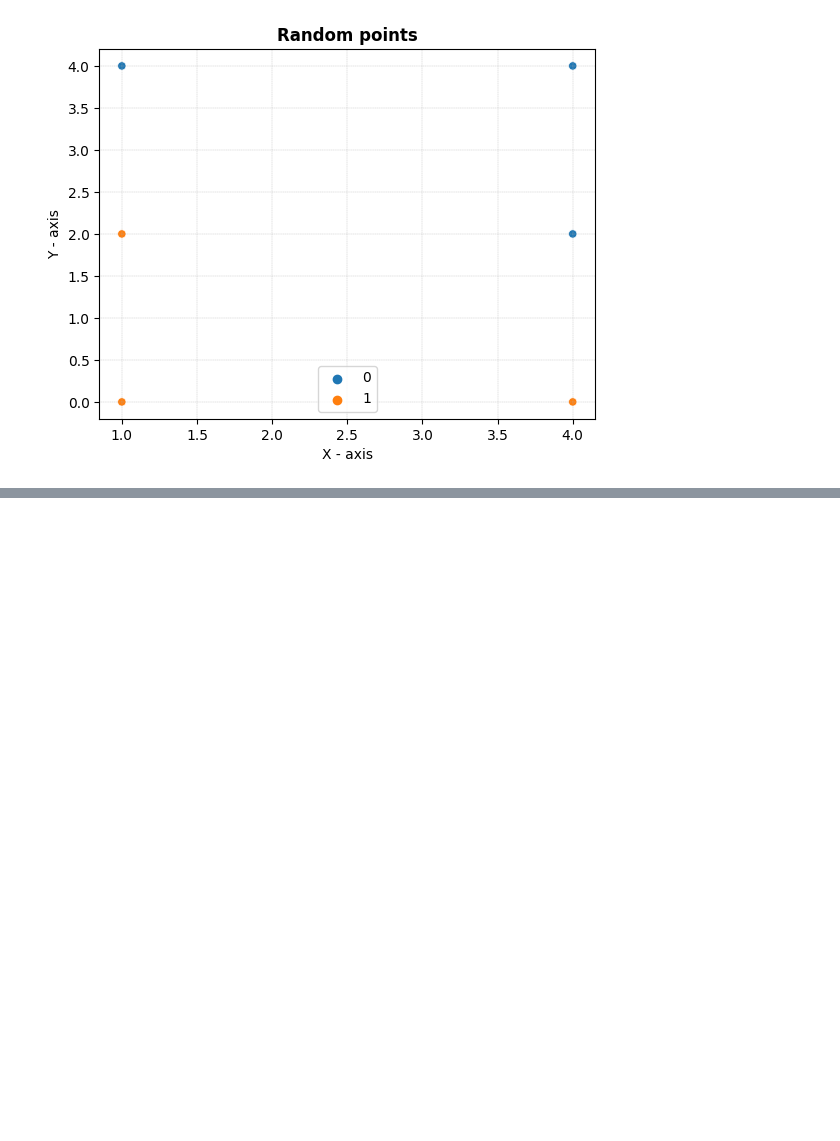
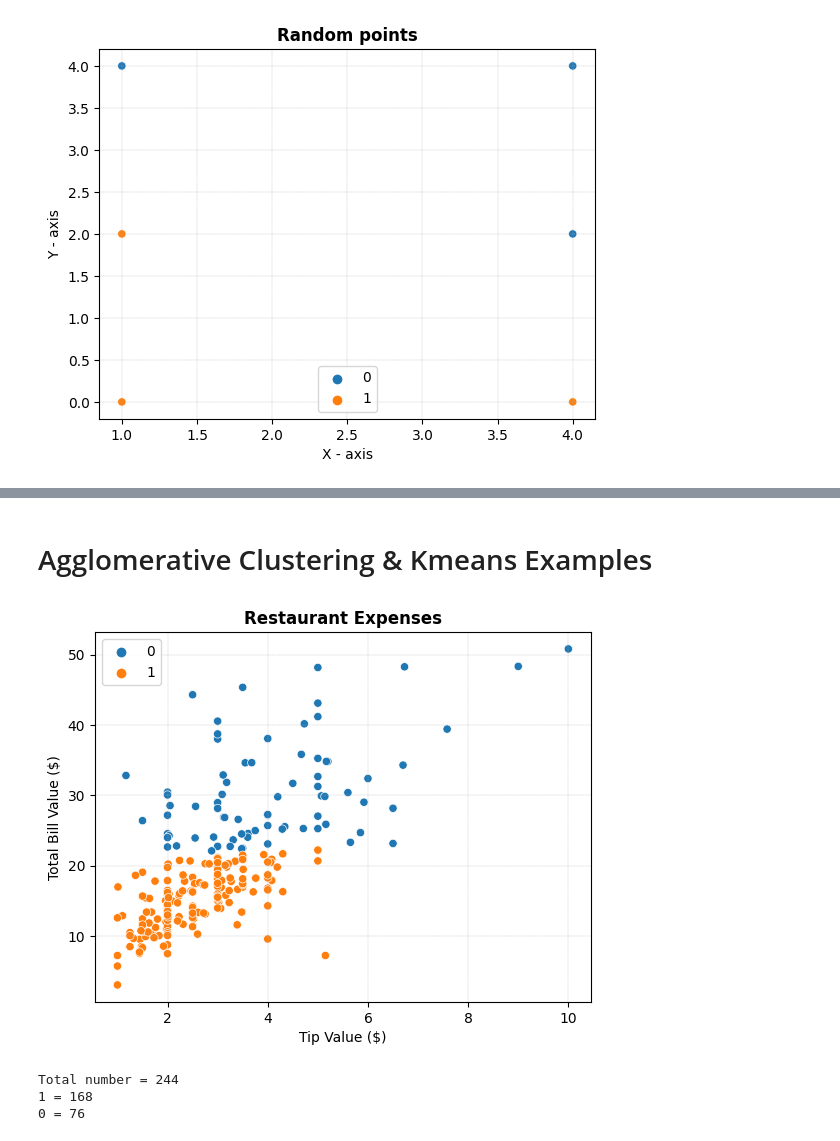
Before and after one commit to jakub-braja/Podstawy-uczenia-maszynowego, a Jupyter notebook: Zajecia_6_Clustering.ipynb, the cells around one changed output, grey strips where cells are left out. Saved outputs shown, nothing was run; the diff lists cells and outputs as text; code cells hidden in the pictures; blank space fills up the shorter version.

```diff
--- a/Zajecia_6_Clustering.ipynb
+++ b/Zajecia_6_Clustering.ipynb
@@ -151,0 +221,22 @@ plt.grid(linestyle = '--', linewidth = 0.25)
+# %%
+Z = df[['tip', 'total_bill']].to_numpy()
+# %% [markdown]
+# Agglomerative Clustering & Kmeans Examples
+# %%
+# Agglomerative clustering perfomed very well in the case of the 46 points example before but now it seems to suck quite a lot
+
+clustering = AgglomerativeClustering().fit(Z)
+sns.scatterplot(x=df['tip'], y=df['total_bill'], hue=clustering.labels_)
+plt.title('Restaurant Expenses', fontsize = 12, fontweight = 'bold')
+plt.xlabel('Tip Value ($)')
+plt.ylabel('Total Bill Value ($)')
+plt.grid(linestyle = '--', linewidth = 0.25)
+# %% [output]
+[figure, added]
+# %%
+clustering.labels_
+print(f"Total number = {len(clustering.labels_)}\n1 = {sum(clustering.labels_)}\n0 = {len(clustering.labels_) - sum(clustering.labels_)}")
+# %% [output]
+Total number = 244
+1 = 168
+0 = 76
```
Also changed, not shown: parts of 37 cells of this notebook.
